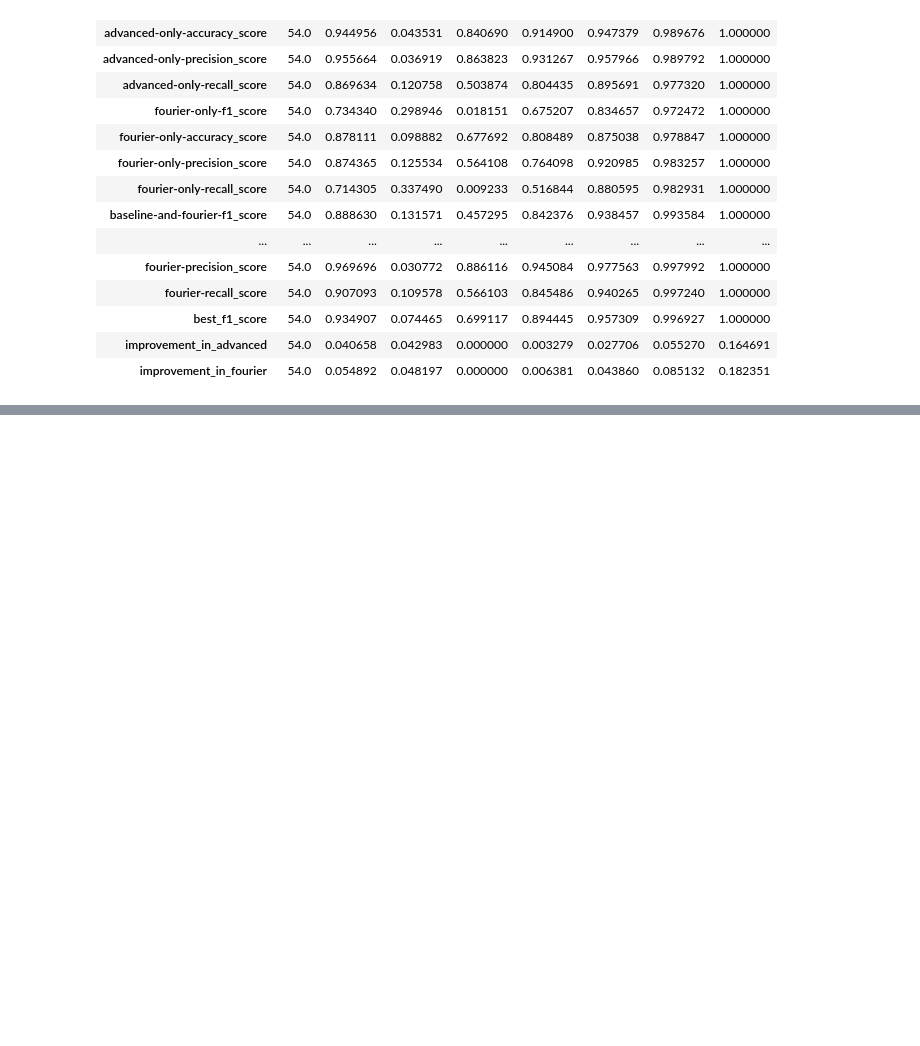
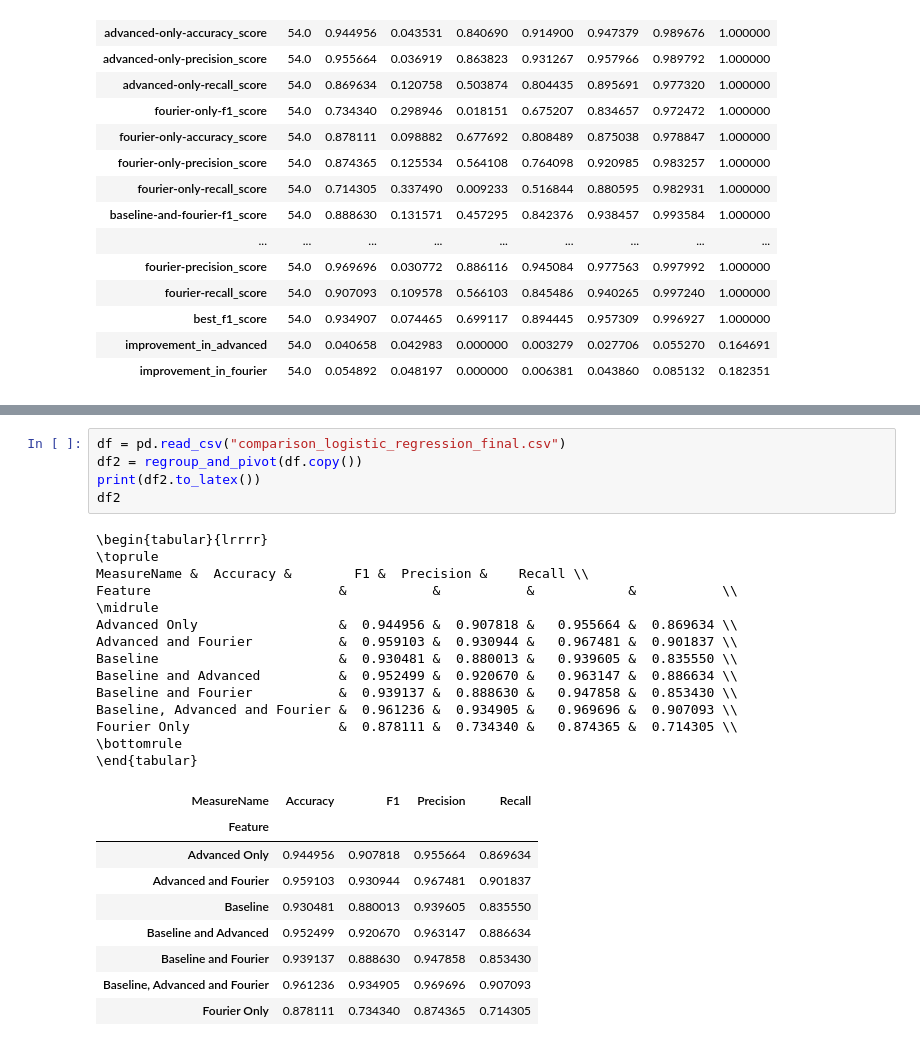
Before and after one commit to bhattacharjee/RansomFoRRT, a Jupyter notebook: iteration_2.1/expanded_rf_cs5/Iteration_2.1_EXT2_RF_CV5_compare_base32_logistic_regression.ipynb, the cells around one changed output, grey strips where cells are left out. Drawn from its saved outputs; the diff is of its cells as text; blank space fills up the shorter version.

```diff
--- a/iteration_2.1/expanded_rf_cs5/Iteration_2.1_EXT2_RF_CV5_compare_base32_logistic_regression.ipynb
+++ b/iteration_2.1/expanded_rf_cs5/Iteration_2.1_EXT2_RF_CV5_compare_base32_logistic_regression.ipynb
@@ -718,0 +778,29 @@ df1[columns].describe().T
+# %%
+df = pd.read_csv("comparison_logistic_regression_final.csv")
+df2 = regroup_and_pivot(df.copy())
+print(df2.to_latex())
+df2
+# %% [output]
+\begin{tabular}{lrrrr}
+\toprule
+MeasureName &  Accuracy &        F1 &  Precision &    Recall \\
+Feature                        &           &           &            &           \\
+\midrule
+Advanced Only                  &  0.944956 &  0.907818 &   0.955664 &  0.869634 \\
+Advanced and Fourier           &  0.959103 &  0.930944 &   0.967481 &  0.901837 \\
+Baseline                       &  0.930481 &  0.880013 &   0.939605 &  0.835550 \\
+Baseline and Advanced          &  0.952499 &  0.920670 &   0.963147 &  0.886634 \\
+Baseline and Fourier           &  0.939137 &  0.888630 &   0.947858 &  0.853430 \\
+Baseline, Advanced and Fourier &  0.961236 &  0.934905 &   0.969696 &  0.907093 \\
+Fourier Only                   &  0.878111 &  0.734340 &   0.874365 &  0.714305 \\
+\bottomrule
+\end{tabular}
+| MeasureName | Accuracy | F1 | Precision | Recall |
+| Feature |  |  |  |  |
+| Advanced Only | 0.944956 | 0.907818 | 0.955664 | 0.869634 |
+| Advanced and Fourier | 0.959103 | 0.930944 | 0.967481 | 0.901837 |
+| Baseline | 0.930481 | 0.880013 | 0.939605 | 0.835550 |
+| Baseline and Advanced | 0.952499 | 0.920670 | 0.963147 | 0.886634 |
+| Baseline and Fourier | 0.939137 | 0.888630 | 0.947858 | 0.853430 |
+| Baseline, Advanced and Fourier | 0.961236 | 0.934905 | 0.969696 | 0.907093 |
+| Fourier Only | 0.878111 | 0.734340 | 0.874365 | 0.714305 |
```
Also changed, not shown: parts of 6 cells of this notebook, 2 other files.
